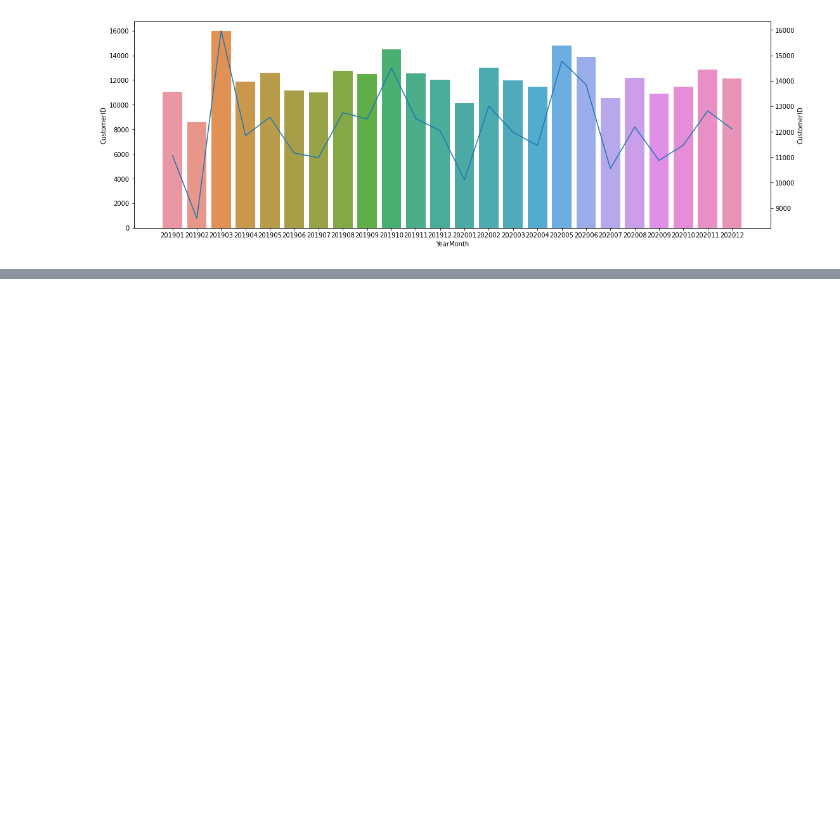
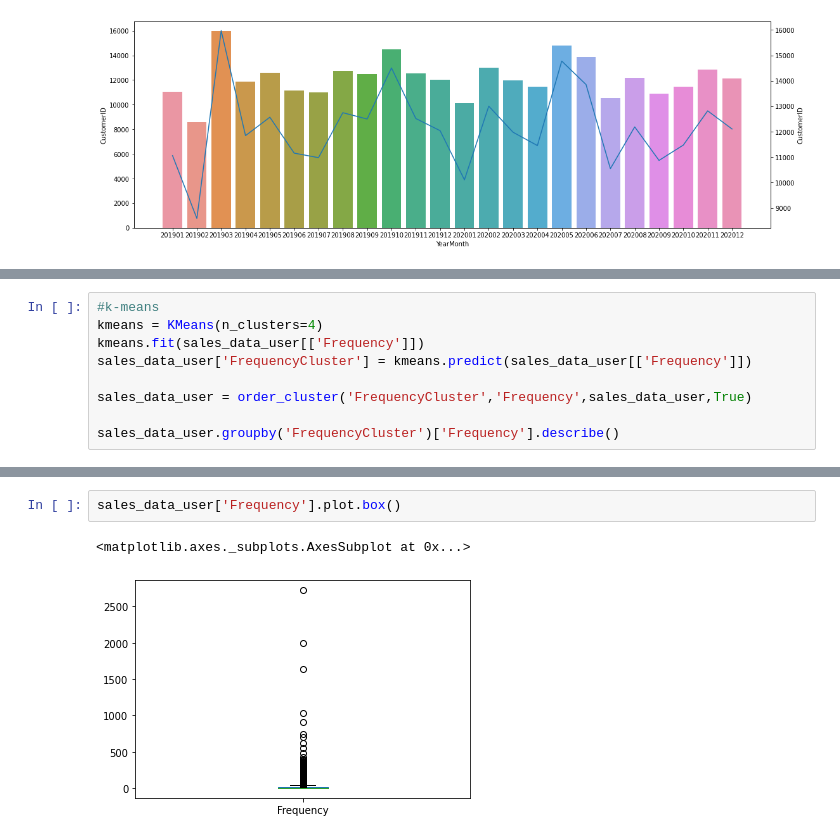
Before and after one commit to rollways/JD_EDA, a Jupyter notebook: EDA.ipynb, the cells around one changed output, grey strips where cells are left out. Drawn from its saved outputs; the diff is of its cells as text; blank space fills up the shorter version.

```diff
--- a/EDA.ipynb
+++ b/EDA.ipynb
@@ -713,0 +859,9 @@ plt.show()
+# %%
+#k-means
+kmeans = KMeans(n_clusters=4)
+kmeans.fit(sales_data_user[['Frequency']])
+sales_data_user['FrequencyCluster'] = kmeans.predict(sales_data_user[['Frequency']])
+
+sales_data_user = order_cluster('FrequencyCluster','Frequency',sales_data_user,True)
+
+sales_data_user.groupby('FrequencyCluster')['Frequency'].describe()
@@ -713,0 +906,5 @@ plt.show()
+# %%
+sales_data_user['Frequency'].plot.box()
+# %% [output]
+<matplotlib.axes._subplots.AxesSubplot at 0x...>
+[figure, added]
```
Also changed, not shown: parts of 21 cells of this notebook.
